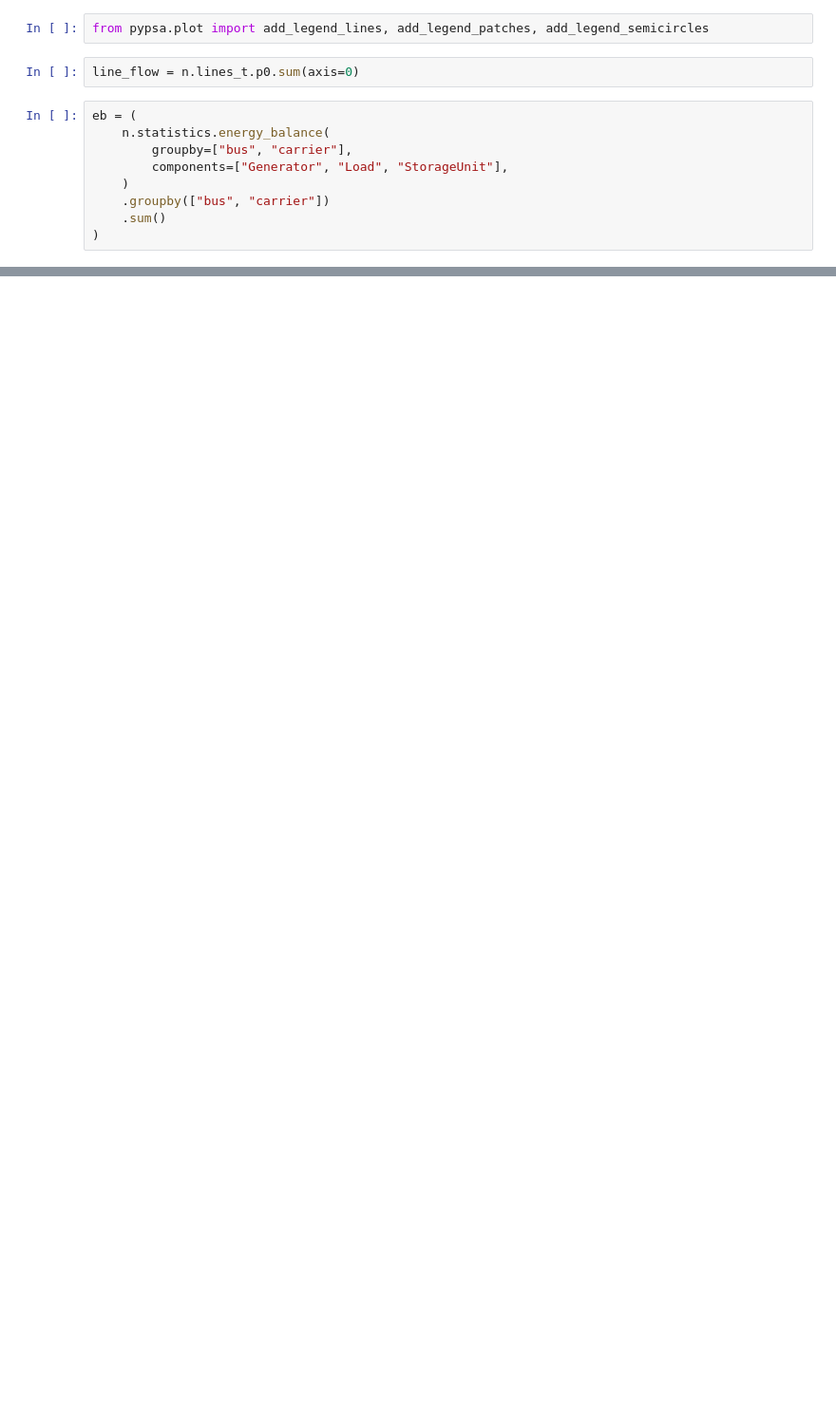
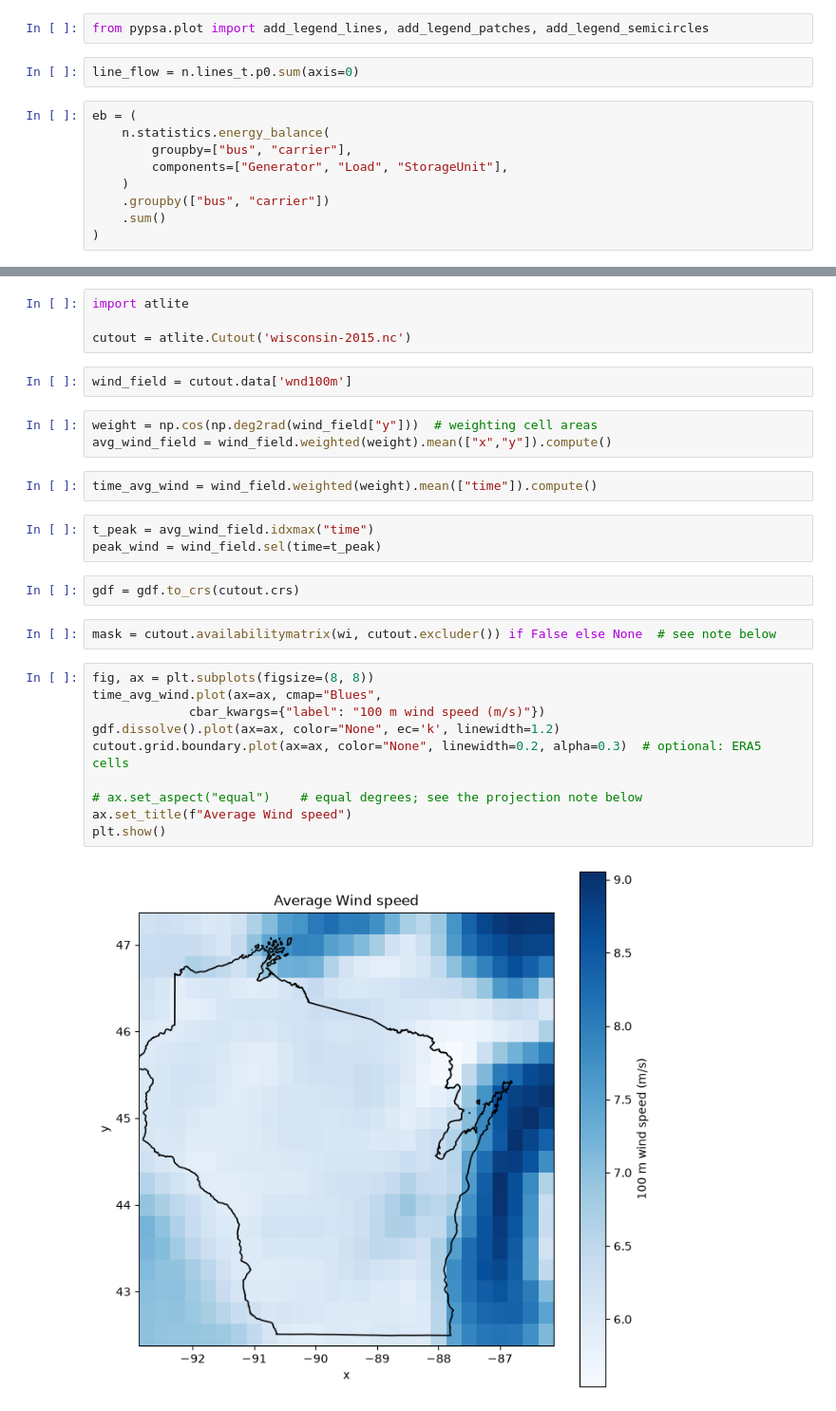
Before and after one commit to samgdotson/energy-lab, a Jupyter notebook: Midwest24k/notebooks/read_matpower.ipynb, the cells around one changed output, grey strips where cells are left out. Shown at 95% size. Drawn from its saved outputs; the diff is of its cells as text; blank space fills up the shorter version.

```diff
--- a/Midwest24k/notebooks/read_matpower.ipynb
+++ b/Midwest24k/notebooks/read_matpower.ipynb
@@ -398,0 +519,30 @@ plt.show()
+# %%
+import atlite
+
+cutout = atlite.Cutout('wisconsin-2015.nc')
+# %%
+wind_field = cutout.data['wnd100m']
+# %%
+weight = np.cos(np.deg2rad(wind_field["y"]))  # weighting cell areas
+avg_wind_field = wind_field.weighted(weight).mean(["x","y"]).compute()
+# %%
+time_avg_wind = wind_field.weighted(weight).mean(["time"]).compute()
+# %%
+t_peak = avg_wind_field.idxmax("time")
+peak_wind = wind_field.sel(time=t_peak)
+# %%
+gdf = gdf.to_crs(cutout.crs)
+# %%
+mask = cutout.availabilitymatrix(wi, cutout.excluder()) if False else None  # see note below
+# %%
+fig, ax = plt.subplots(figsize=(8, 8))
+time_avg_wind.plot(ax=ax, cmap="Blues",
+             cbar_kwargs={"label": "100 m wind speed (m/s)"})
+gdf.dissolve().plot(ax=ax, color="None", ec='k', linewidth=1.2)
+cutout.grid.boundary.plot(ax=ax, color="None", linewidth=0.2, alpha=0.3)  # optional: ERA5 cells
+
+# ax.set_aspect("equal")    # equal degrees; see the projection note below
+ax.set_title(f"Average Wind speed")
+plt.show()
+# %% [output]
+[figure, added]
```
Also changed, not shown: parts of 52 cells of this notebook, 4 other files.
